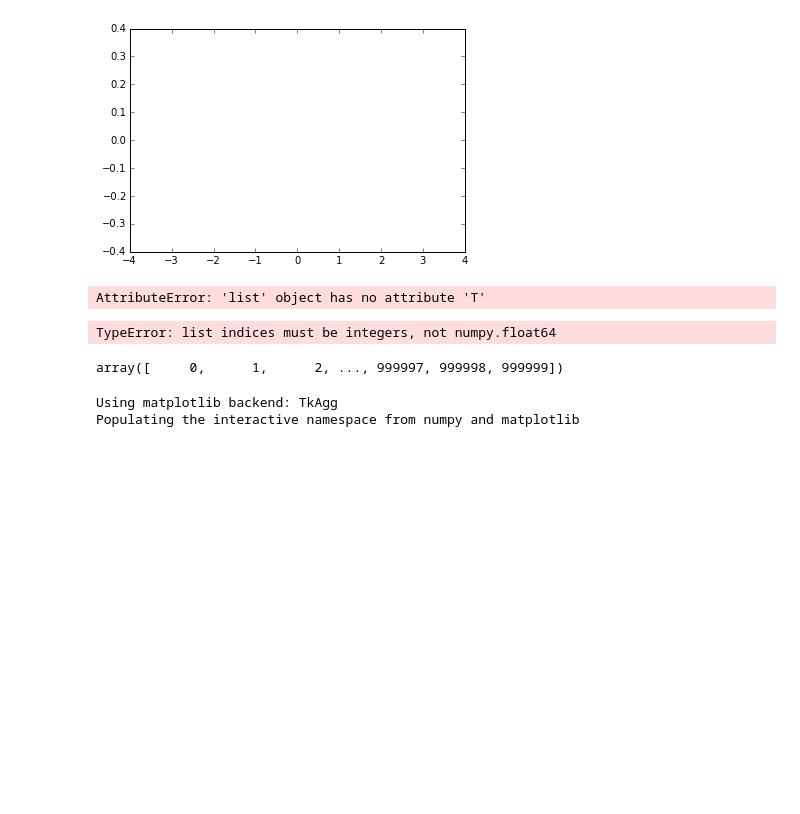
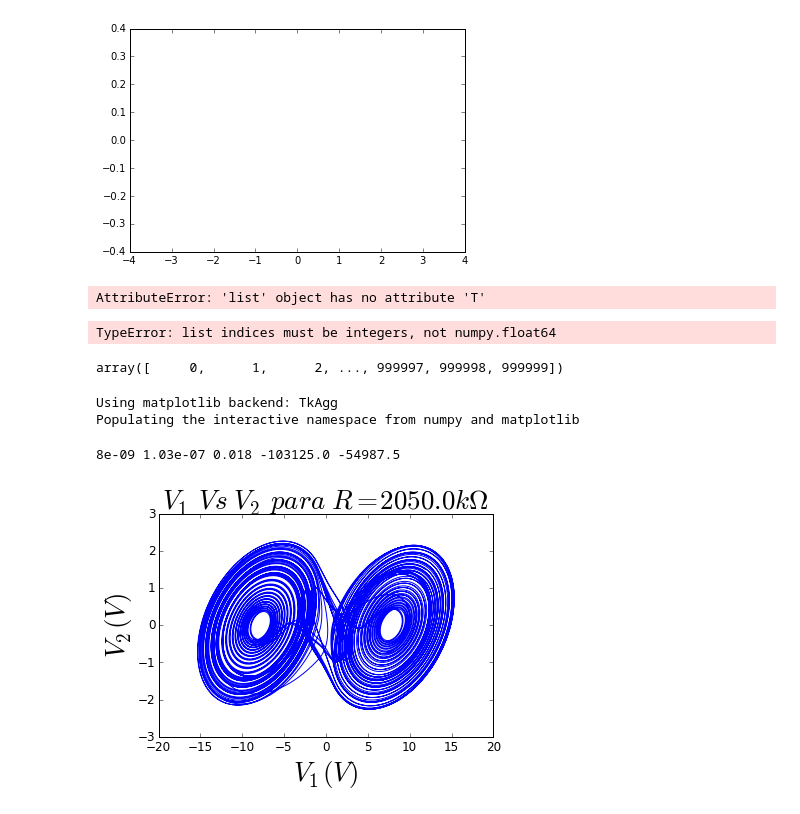
Before and after one commit to juannnesss/MCA, a Jupyter notebook: int/chua/trabajo2.ipynb, the cells around one changed output. Drawn from its saved outputs; the diff is of its cells as text; code cells hidden in the pictures; blank space fills up the shorter version.

```diff
--- a/int/chua/trabajo2.ipynb
+++ b/int/chua/trabajo2.ipynb
@@ -236,3 +237,31 @@ plt.show()
 # %% [output]
 Using matplotlib backend: TkAgg
 Populating the interactive namespace from numpy and matplotlib
+# %%
+# Constantes
+'''
+R = 1000
+C1 = 64e-6
+C2 = 1000e-6
+L = (35e-6)
+m0 = -0.114e-2
+m1 = -0.071e-2
+E = 1.
+print 1/(R*C1), 1/(R*C2), 1/L, R*m0, R*m1
+'''
+R = 2050.
+C1 = 8e-9
+C2 = 103e-9
+L = 18e-3
+m0 = -0.825e-3
+m1 = -0.4399e-3
+E = 0.99
+print (C1), (C2), L, m0/C1, m1/C1
+#print 1/(15.7*C1)
+#print 1/(R*C1), 1/(R*C2), (1./L),1/C2
+
+
+graficar(funci(60000,0.000001),R)
+# %% [output]
+8e-09 1.03e-07 0.018 -103125.0 -54987.5
+[figure, added]
```
Also changed, not shown: parts of 4 cells of this notebook, 3 other files.
